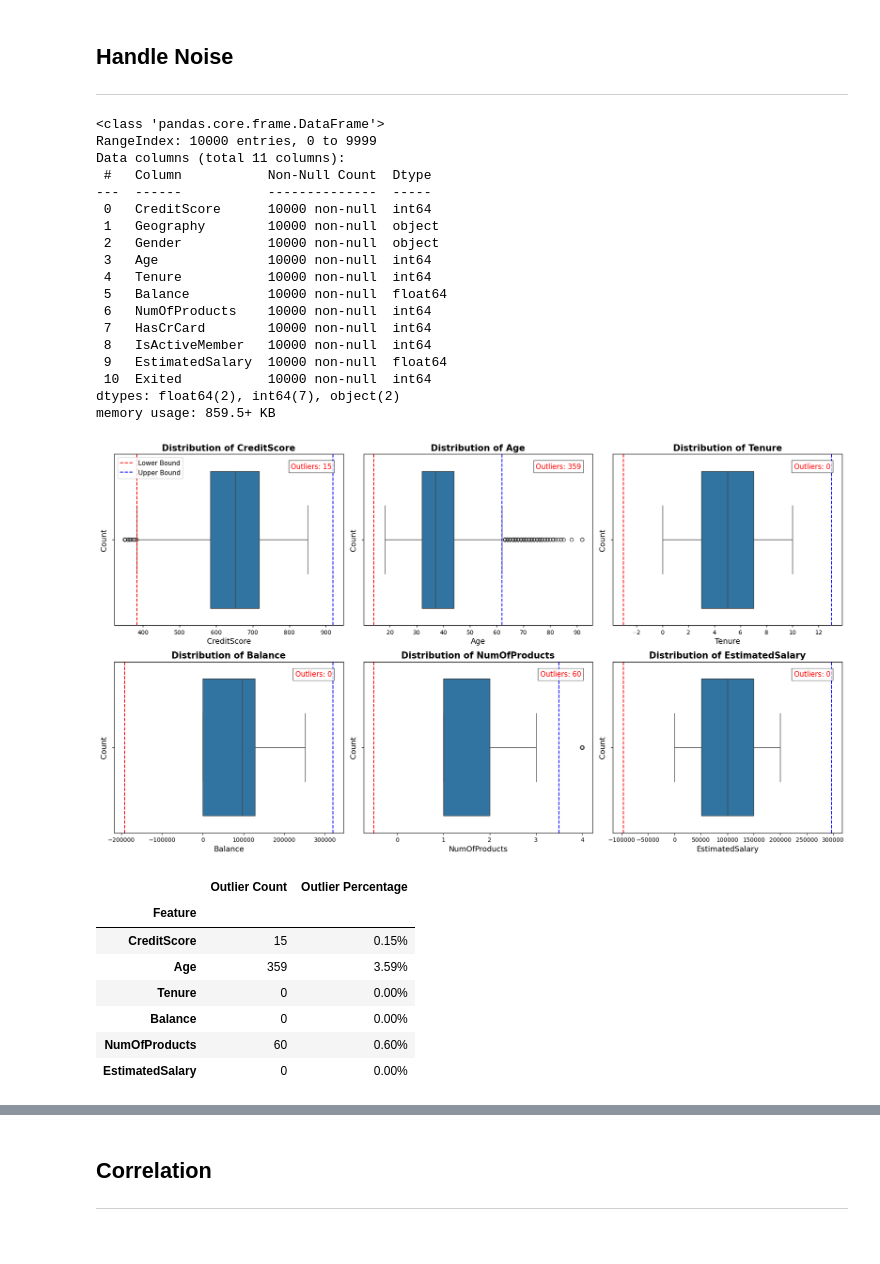
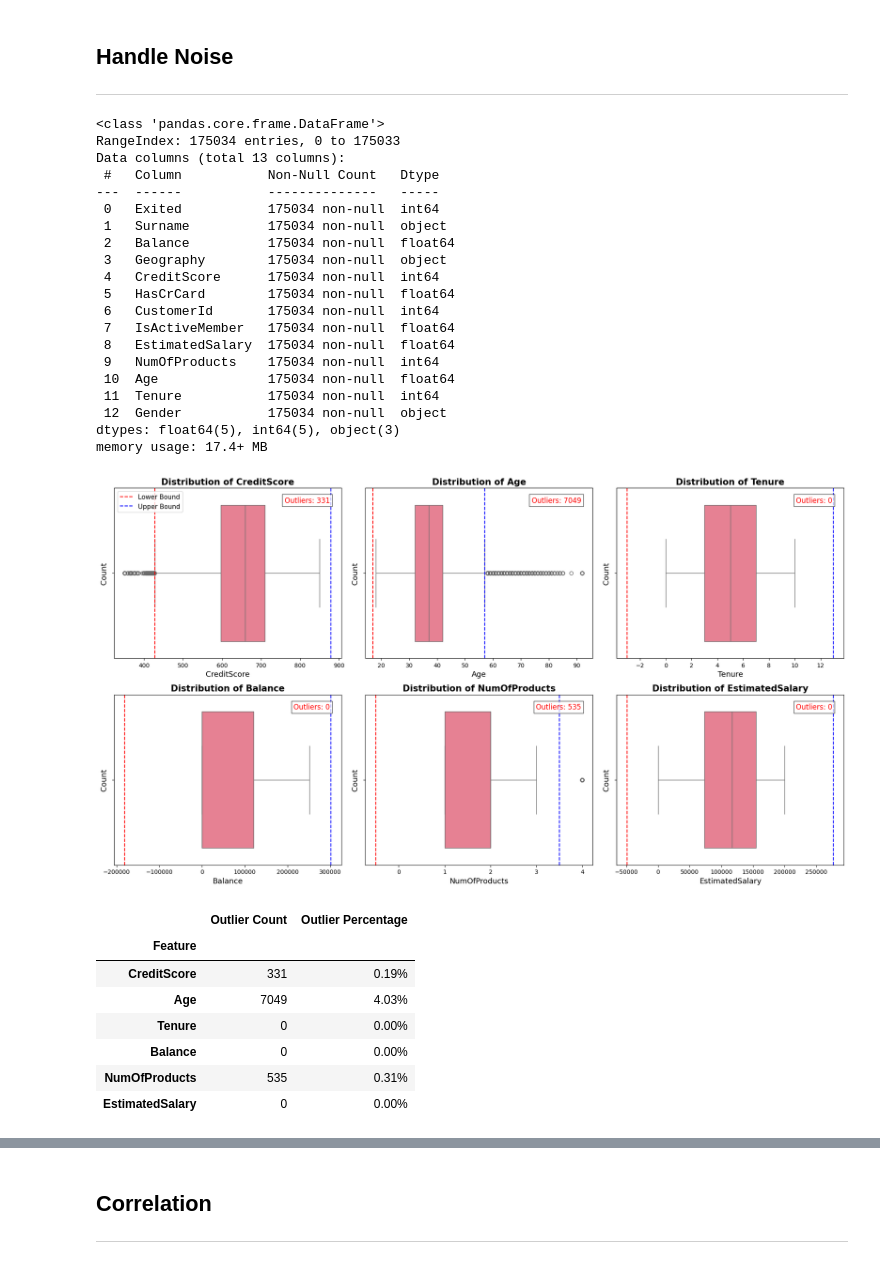
Before and after one commit to phiyenng/Bank-Customers-Churn-Prediction, a Jupyter notebook: notebooks/01_eda.ipynb, the cells around one changed output, grey strips where cells are left out. Cells and saved outputs as stored; diff of their text form; code cells hidden in the pictures.

Commit message:
data processing & eda

```diff
--- a/notebooks/01_eda.ipynb
+++ b/notebooks/01_eda.ipynb
@@ -446,6 +185,6 @@ plt.show()
 # %%
 # Bar chart to show the proportion of customers' bank product ownership
-product_counts = bank_edadata['NumOfProducts'].value_counts(normalize=True).sort_index().mul(100).round(2)
+product_counts = bank_data['NumOfProducts'].value_counts(normalize=True).sort_index().mul(100).round(2)
 ax = product_counts.plot(kind='bar', color='mediumpurple')
 plt.title("Proportion of Customers by Number of Bank Products Owned")
 plt.xlabel("Number of Products")
@@ -460,6 +201,6 @@ plt.show()
 # %%
 # Bar chart to show the proportion of customers with and without credit card ownership
-credit_card_counts = bank_edadata['HasCrCard'].value_counts(normalize=True).sort_index().mul(100).round(2)
+credit_card_counts = bank_data['HasCrCard'].value_counts(normalize=True).sort_index().mul(100).round(2)
 labels = ['No Credit Card', 'Has Credit Card']
 ax = credit_card_counts.plot(kind='bar', color=['lightcoral', 'mediumseagreen'])
 plt.title("Proportion of Customers by Credit Card Ownership")
@@ -475,6 +218,6 @@ plt.show()
 # %%
 # Bar chart to show the proportion of customers who are and are not active members
-active_member_counts = bank_edadata['IsActiveMember'].value_counts(normalize=True).sort_index().mul(100).round(2)
+active_member_counts = bank_data['IsActiveMember'].value_counts(normalize=True).sort_index().mul(100).round(2)
 labels = ['Not Active Member', 'Active Member']
 ax = active_member_counts.plot(kind='bar', color=['gray', 'mediumseagreen'])
 plt.title("Proportion of Customers by Active Membership")
@@ -508,6 +255,6 @@ plt.show()
 # %%
 # Bar chart to show the percentage of churn customers (Exited)
-churn_counts = bank_edadata['Exited'].value_counts(normalize=True).sort_index().mul(100).round(2)
+churn_counts = bank_data['Exited'].value_counts(normalize=True).sort_index().mul(100).round(2)
 labels = ['Stayed', 'Churned']
 ax = churn_counts.plot(kind='bar', color=['steelblue', 'salmon'])
 plt.title("Percentage of Churn Customers")
@@ -524,26 +273,28 @@ plt.show()
 ## **Handle Noise**
 ---
 # %%
-bank_edadata.info()
+bank_data.info()
 # %% [output]
 <class 'pandas.core.frame.DataFrame'>
-RangeIndex: 10000 entries, 0 to 9999
-Data columns (total 11 columns):
- #   Column           Non-Null Count  Dtype
----  ------           --------------  -----
- 0   CreditScore      10000 non-null  int64
- 1   Geography        10000 non-null  object
- 2   Gender           10000 non-null  object
- 3   Age              10000 non-null  int64
- 4   Tenure           10000 non-null  int64
- 5   Balance          10000 non-null  float64
- 6   NumOfProducts    10000 non-null  int64
- 7   HasCrCard        10000 non-null  int64
- 8   IsActiveMember   10000 non-null  int64
- 9   EstimatedSalary  10000 non-null  float64
- 10  Exited           10000 non-null  int64
-dtypes: float64(2), int64(7), object(2)
-memory usage: 859.5+ KB
+RangeIndex: 175034 entries, 0 to 175033
+Data columns (total 13 columns):
+ #   Column           Non-Null Count   Dtype
+---  ------           --------------   -----
+ 0   Exited           175034 non-null  int64
+ 1   Surname          175034 non-null  object
+ 2   Balance          175034 non-null  float64
+ 3   Geography        175034 non-null  object
+ 4   CreditScore      175034 non-null  int64
+ 5   HasCrCard        175034 non-null  float64
+ 6   CustomerId       175034 non-null  int64
+ 7   IsActiveMember   175034 non-null  float64
+ 8   EstimatedSalary  175034 non-null  float64
+ 9   NumOfProducts    175034 non-null  int64
+ 10  Age              175034 non-null  float64
+ 11  Tenure           175034 non-null  int64
+ 12  Gender           175034 non-null  object
+dtypes: float64(5), int64(5), object(3)
+memory usage: 17.4+ MB
 # %%
 # Separate numerical and categorical columns
 numerical_features = ['CreditScore', 'Age', 'Tenure', 'Balance', 'NumOfProducts', 'EstimatedSalary']
@@ -575,34 +326,34 @@ def iqr_calculate(data, col):
 # %%
 # Box plots
 outlier_summary = {}
 
 plt.figure(figsize=(18, 10))
 
 for i, col in enumerate(numerical_features):
     ax = plt.subplot(2, 3, i + 1)
-    sns.boxplot(data=bank_edadata, x=col, ax=ax)
+    sns.boxplot(data=bank_data, x=col, ax=ax)
 
-    Q1, Q3, IQR, lower_bound, upper_bound, outlier_count = iqr_calculate(bank_edadata, col)
+    Q1, Q3, IQR, lower_bound, upper_bound, outlier_count = iqr_calculate(bank_data, col)
     outlier_summary[col] = outlier_count
 
     ax.axvline(lower_bound, color='red', linestyle='--', label='Lower Bound')
     ax.axvline(upper_bound, color='blue', linestyle='--', label='Upper Bound')
 
     ax.set_title(f'Distribution of {col}', fontsize=15, fontweight='bold')
     ax.set_xlabel(col, fontsize=13)
     ax.set_ylabel('Count', fontsize=13)
 
     ax.text(0.95, 0.95, f'Outliers: {outlier_count}',
             verticalalignment='top', horizontalalignment='right',
             transform=ax.transAxes, fontsize=12, color='red', bbox=dict(facecolor='white', alpha=0.7))
 
     if i == 0:
         ax.legend(fontsize=11)
 
 plt.tight_layout()
 plt.show()
 # %% [output]
-[figure, old version]
+[figure, new version]
 # %%
 from pandas.io.formats.style import Styler
 
@@ -611,7 +362,7 @@ outlier_df = pd.DataFrame([
     {
         "Feature": col,
         "Outlier Count": count,
-        "Outlier Percentage": (count / len(bank_edadata)) * 100
+        "Outlier Percentage": (count / len(bank_data)) * 100
     }
     for col, count in outlier_summary.items()
 ])
@@ -621,11 +372,11 @@ display(outlier_df.style.format({"Outlier Percentage": "{:.2f}%"}))
 # %% [output]
 |  | Outlier Count | Outlier Percentage |
 | Feature |  |  |
-| CreditScore | 15 | 0.15% |
-| Age | 359 | 3.59% |
+| CreditScore | 331 | 0.19% |
+| Age | 7049 | 4.03% |
 | Tenure | 0 | 0.00% |
 | Balance | 0 | 0.00% |
-| NumOfProducts | 60 | 0.60% |
+| NumOfProducts | 535 | 0.31% |
 | EstimatedSalary | 0 | 0.00% |
 # %%
 # Hisplots
```
Also changed, not shown: parts of 27 cells of this notebook, 4 other files.
